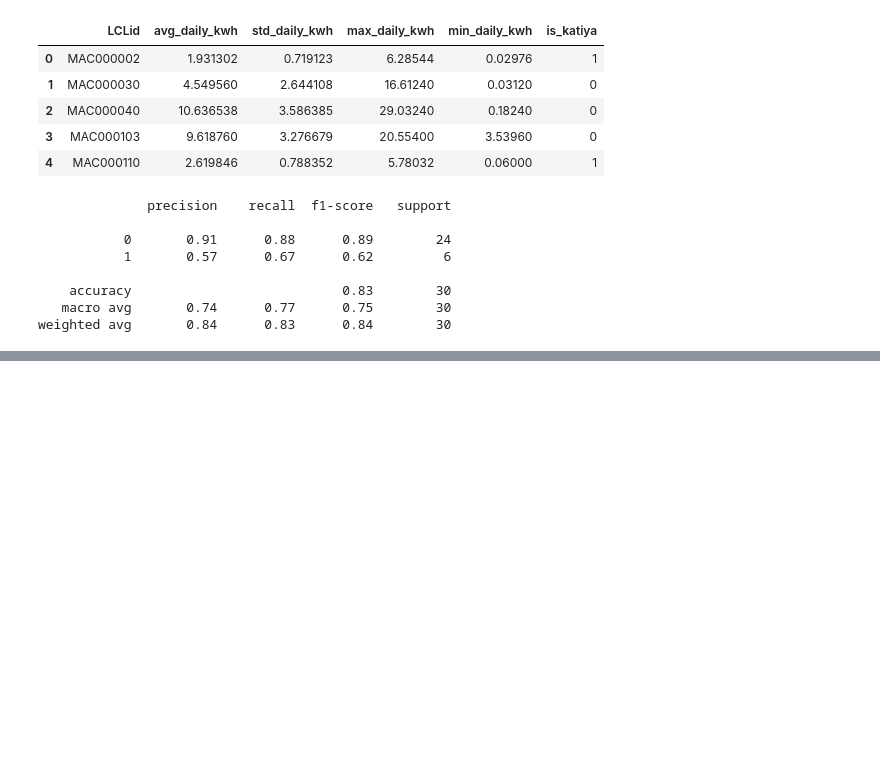
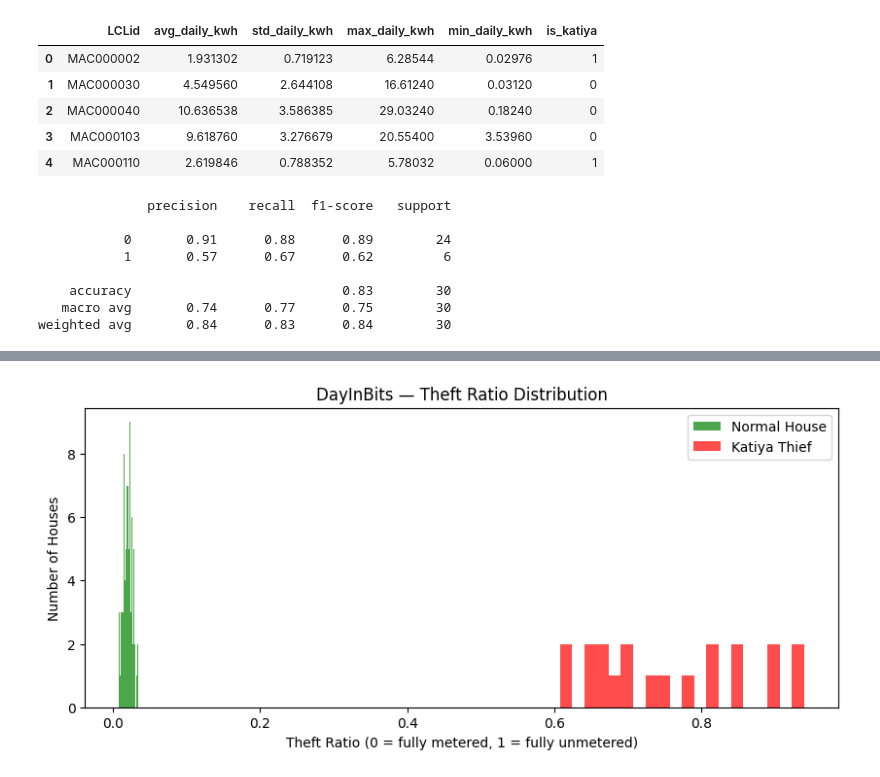
Before and after one commit to parth1rtx/SIH-2026, a Jupyter notebook: dayinbits_week1_1.ipynb, the cells around one changed output, grey strips where cells are left out. Cells and saved outputs as stored; diff of their text form; code cells hidden in the pictures; blank space fills up the shorter version.

```diff
--- a/dayinbits_week1_1.ipynb
+++ b/dayinbits_week1_1.ipynb
@@ -349,0 +566,18 @@ plt.show()
+# %%
+# This graph shows judges the separation clearly
+plt.figure(figsize=(10, 4))
+plt.hist(
+    features_v3[features_v3['is_katiya']==0]['theft_ratio'],
+    bins=20, alpha=0.7, label='Normal House', color='green'
+)
+plt.hist(
+    features_v3[features_v3['is_katiya']==1]['theft_ratio'],
+    bins=20, alpha=0.7, label='Katiya Thief', color='red'
+)
+plt.xlabel("Theft Ratio (0 = fully metered, 1 = fully unmetered)")
+plt.ylabel("Number of Houses")
+plt.title("DayInBits — Theft Ratio Distribution")
+plt.legend()
+plt.show()
+# %% [output]
+[figure, added]
```
Also changed, not shown: parts of 10 cells of this notebook.
